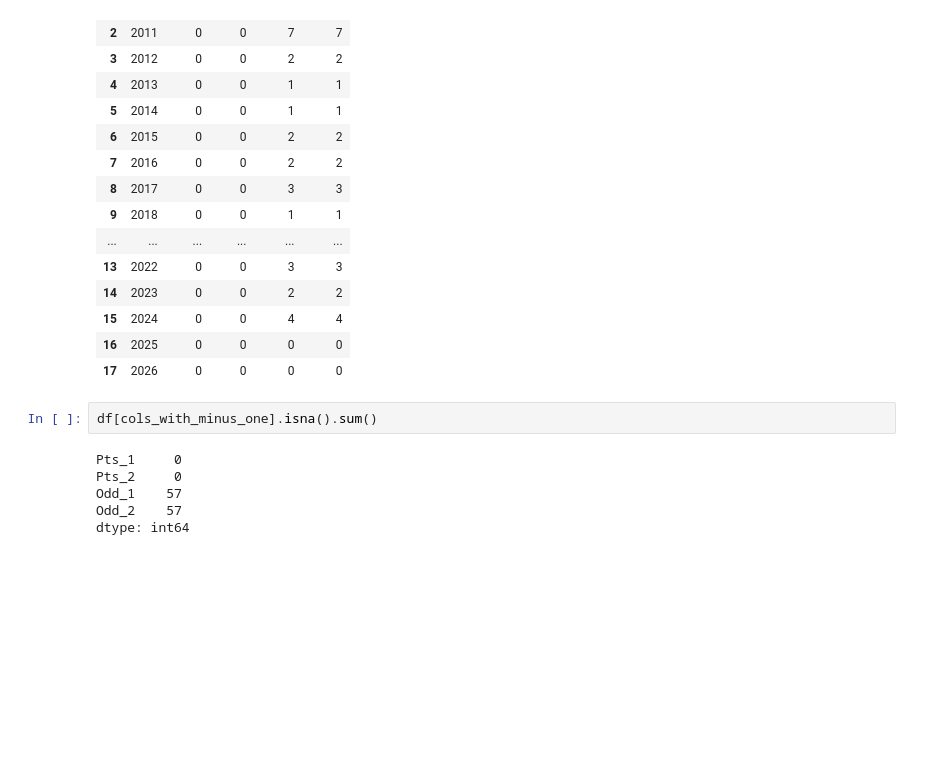
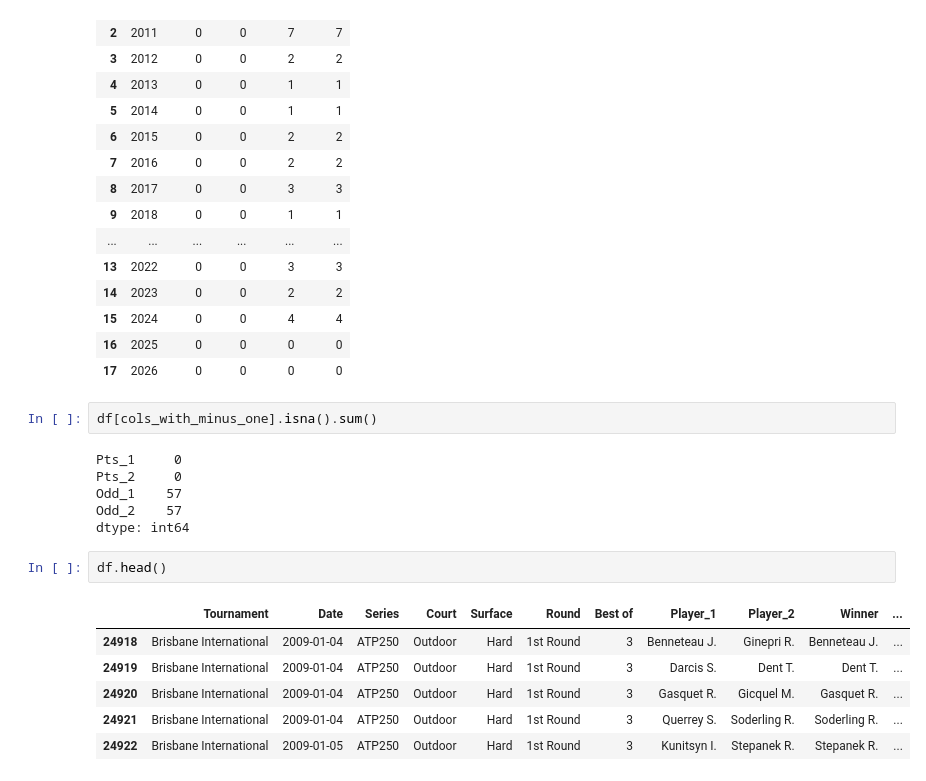
Before and after one commit to advait-kale/Data-Analysis-, a Jupyter notebook: tennis.ipynb, the cells around one changed output. Cells and saved outputs as stored; diff of their text form; blank space fills up the shorter version.

```diff
--- a/tennis.ipynb
+++ b/tennis.ipynb
@@ -199,3 +199,12 @@ Pts_2     0
 Odd_1    57
 Odd_2    57
 dtype: int64
+# %%
+df.head()
+# %% [output]
+|  | Tournament | Date | Series | Court | Surface | Round | Best of | Player_1 | Player_2 | Winner | ... |
+| 24918 | Brisbane International | 2009-01-04 | ATP250 | Outdoor | Hard | 1st Round | 3 | Benneteau J. | Ginepri R. | Benneteau J. | ... |
+| 24919 | Brisbane International | 2009-01-04 | ATP250 | Outdoor | Hard | 1st Round | 3 | Darcis S. | Dent T. | Dent T. | ... |
+| 24920 | Brisbane International | 2009-01-04 | ATP250 | Outdoor | Hard | 1st Round | 3 | Gasquet R. | Gicquel M. | Gasquet R. | ... |
+| 24921 | Brisbane International | 2009-01-04 | ATP250 | Outdoor | Hard | 1st Round | 3 | Querrey S. | Soderling R. | Soderling R. | ... |
+| 24922 | Brisbane International | 2009-01-05 | ATP250 | Outdoor | Hard | 1st Round | 3 | Kunitsyn I. | Stepanek R. | Stepanek R. | ... |
```
Also changed, not shown: parts of 2 cells of this notebook, 1 other file.
